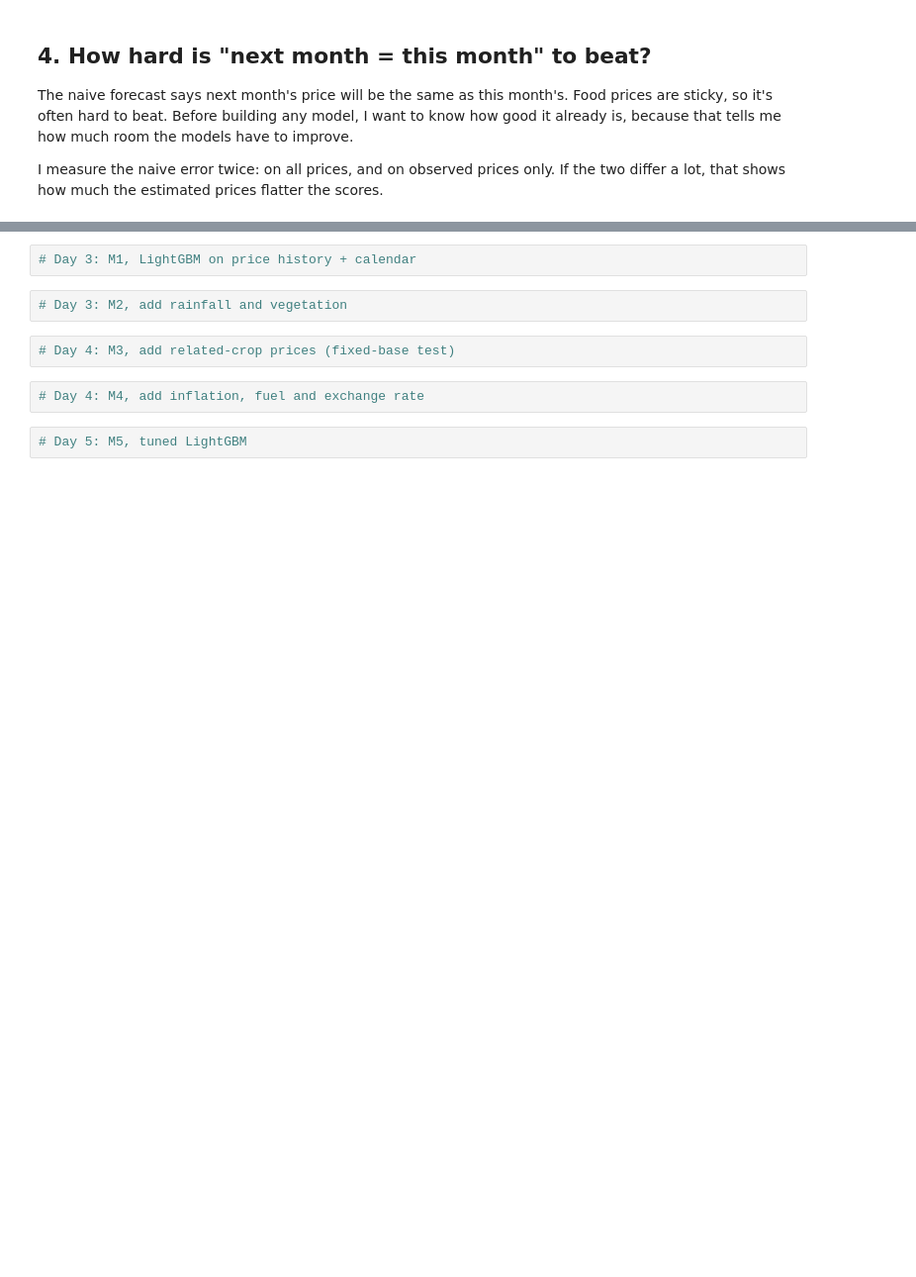
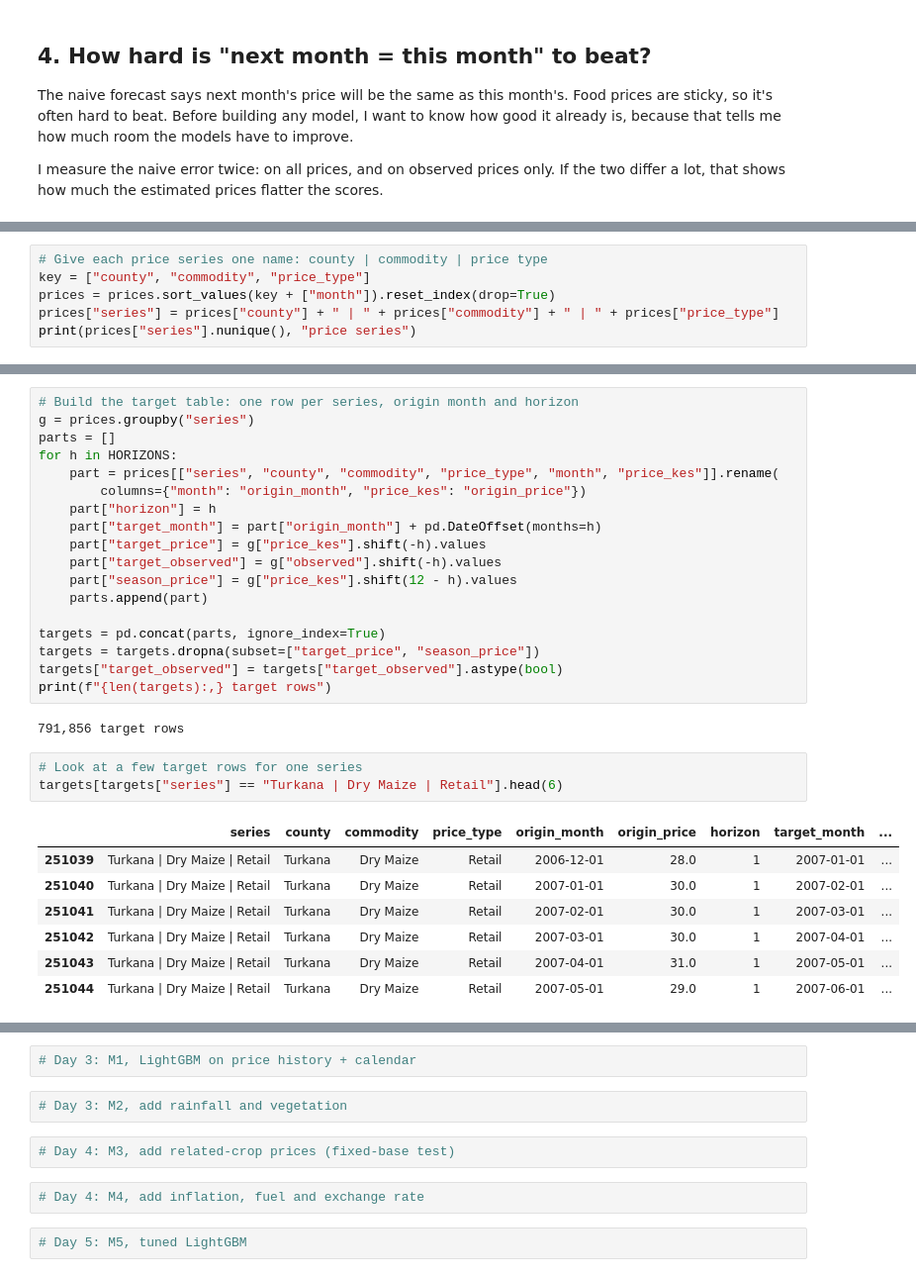
Before and after one commit to samerickwaks/sokoradar, a Jupyter notebook: notebooks/modelling/02_model_build.ipynb, the cells around one changed output, grey strips where cells are left out. Shown at 99% size. Cells and saved outputs as stored; diff of their text form; blank space fills up the shorter version.

```diff
--- a/notebooks/modelling/02_model_build.ipynb
+++ b/notebooks/modelling/02_model_build.ipynb
@@ -197,0 +284,6 @@ _Naive and seasonal naive, scored through the harness. These are the bars every
+# %%
+# Give each price series one name: county | commodity | price type
+key = ["county", "commodity", "price_type"]
+prices = prices.sort_values(key + ["month"]).reset_index(drop=True)
+prices["series"] = prices["county"] + " | " + prices["commodity"] + " | " + prices["price_type"]
+print(prices["series"].nunique(), "price series")
@@ -197,0 +308,31 @@ _Naive and seasonal naive, scored through the harness. These are the bars every
+# %%
+# Build the target table: one row per series, origin month and horizon
+g = prices.groupby("series")
+parts = []
+for h in HORIZONS:
+    part = prices[["series", "county", "commodity", "price_type", "month", "price_kes"]].rename(
+        columns={"month": "origin_month", "price_kes": "origin_price"})
+    part["horizon"] = h
+    part["target_month"] = part["origin_month"] + pd.DateOffset(months=h)
+    part["target_price"] = g["price_kes"].shift(-h).values
+    part["target_observed"] = g["observed"].shift(-h).values
+    part["season_price"] = g["price_kes"].shift(12 - h).values
+    parts.append(part)
+
+targets = pd.concat(parts, ignore_index=True)
+targets = targets.dropna(subset=["target_price", "season_price"])
+targets["target_observed"] = targets["target_observed"].astype(bool)
+print(f"{len(targets):,} target rows")
+# %% [output]
+791,856 target rows
+# %%
+# Look at a few target rows for one series
+targets[targets["series"] == "Turkana | Dry Maize | Retail"].head(6)
+# %% [output]
+|  | series | county | commodity | price_type | origin_month | origin_price | horizon | target_month | ... |
+| 251039 | Turkana | Dry Maize | Retail | Turkana | Dry Maize | Retail | 2006-12-01 | 28.0 | 1 | 2007-01-01 | ... |
+| 251040 | Turkana | Dry Maize | Retail | Turkana | Dry Maize | Retail | 2007-01-01 | 30.0 | 1 | 2007-02-01 | ... |
+| 251041 | Turkana | Dry Maize | Retail | Turkana | Dry Maize | Retail | 2007-02-01 | 30.0 | 1 | 2007-03-01 | ... |
+| 251042 | Turkana | Dry Maize | Retail | Turkana | Dry Maize | Retail | 2007-03-01 | 30.0 | 1 | 2007-04-01 | ... |
+| 251043 | Turkana | Dry Maize | Retail | Turkana | Dry Maize | Retail | 2007-04-01 | 31.0 | 1 | 2007-05-01 | ... |
+| 251044 | Turkana | Dry Maize | Retail | Turkana | Dry Maize | Retail | 2007-05-01 | 29.0 | 1 | 2007-06-01 | ... |
```
Also changed, not shown: parts of 51 cells of this notebook.
